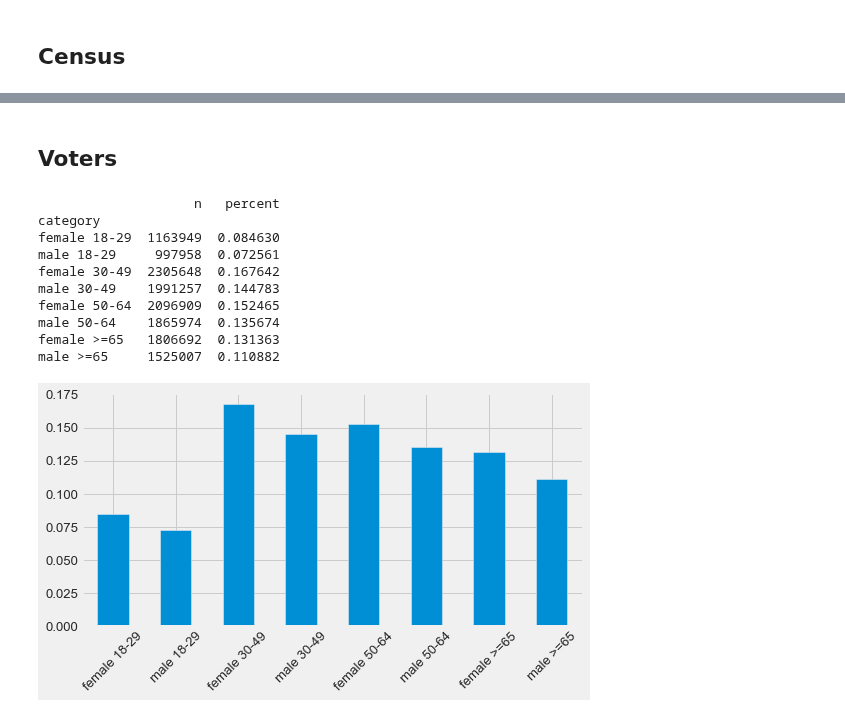
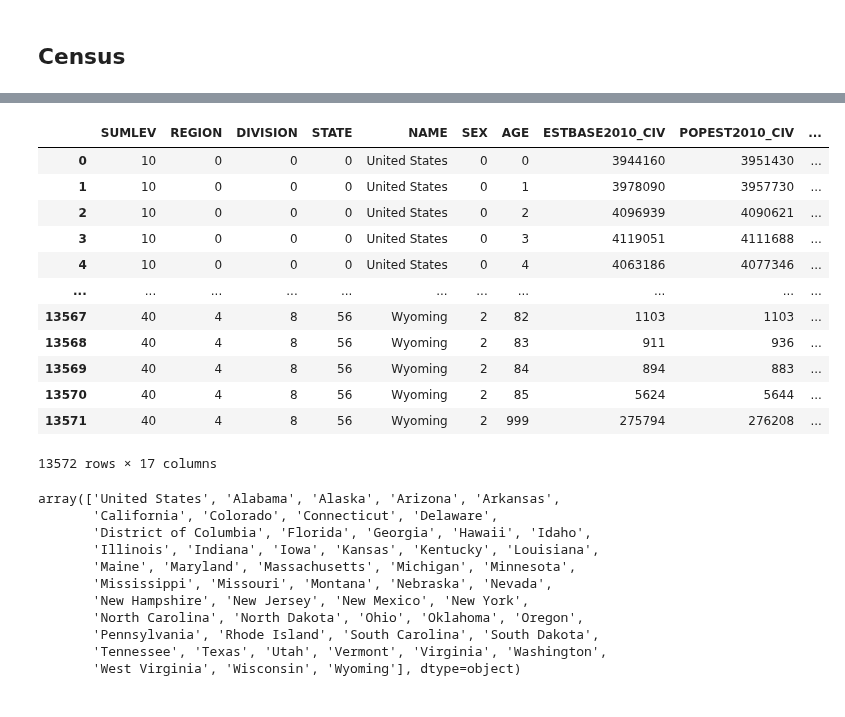
Before and after one commit to kayzhou/US_election, a Jupyter notebook: user_reweight_US.ipynb, the cells around one changed output, grey strips where cells are left out. Saved outputs shown, nothing was run; the diff lists cells and outputs as text; code cells hidden in the pictures.

```diff
--- a/user_reweight_US.ipynb
+++ b/user_reweight_US.ipynb
@@ -134,36 +118,31 @@ male >=65     21210  0.086640
-# %% [markdown]
-## Voters
-# %%
-cen = {
-    "category": ["female 18-29", "male 18-29",
-                 "female 30-49", "male 30-49",
-                 "female 50-64", "male 50-64",
-                 "female >=65", "male >=65", ],
-    "n": [
-          1163949, 997958,
-          2305648, 1991257,
-          2096909, 1865974,
-          1806692, 1525007
-        ]
-}
-cen = pd.DataFrame(cen).set_index("category")
-cen["percent"] = cen / cen.sum()
-print(cen)
-plt.figure(figsize=(8, 4))
-cen["percent"].plot.bar()
-plt.xticks(rotation=45)
-plt.xlabel("")
-plt.savefig("web/static/us_voter_population.png", dpi=300, bbox_inches = 'tight')
-# plt.title("Distribution of population from Census")
-# %% [output]
-                    n   percent
-category
-female 18-29  1163949  0.084630
-male 18-29     997958  0.072561
-female 30-49  2305648  0.167642
-male 30-49    1991257  0.144783
-female 50-64  2096909  0.152465
-male 50-64    1865974  0.135674
-female >=65   1806692  0.131363
-male >=65     1525007  0.110882
-[figure, removed]
+# %%
+data = pd.read_csv("data/US_age_sex.csv")
+data
+# %% [output]
+|  | SUMLEV | REGION | DIVISION | STATE | NAME | SEX | AGE | ESTBASE2010_CIV | POPEST2010_CIV | ... |
+| 0 | 10 | 0 | 0 | 0 | United States | 0 | 0 | 3944160 | 3951430 | ... |
+| 1 | 10 | 0 | 0 | 0 | United States | 0 | 1 | 3978090 | 3957730 | ... |
+| 2 | 10 | 0 | 0 | 0 | United States | 0 | 2 | 4096939 | 4090621 | ... |
+| 3 | 10 | 0 | 0 | 0 | United States | 0 | 3 | 4119051 | 4111688 | ... |
+| 4 | 10 | 0 | 0 | 0 | United States | 0 | 4 | 4063186 | 4077346 | ... |
+| ... | ... | ... | ... | ... | ... | ... | ... | ... | ... | ... |
+| 13567 | 40 | 4 | 8 | 56 | Wyoming | 2 | 82 | 1103 | 1103 | ... |
+| 13568 | 40 | 4 | 8 | 56 | Wyoming | 2 | 83 | 911 | 936 | ... |
+| 13569 | 40 | 4 | 8 | 56 | Wyoming | 2 | 84 | 894 | 883 | ... |
+| 13570 | 40 | 4 | 8 | 56 | Wyoming | 2 | 85 | 5624 | 5644 | ... |
+| 13571 | 40 | 4 | 8 | 56 | Wyoming | 2 | 999 | 275794 | 276208 | ... |
+13572 rows × 17 columns
+# %%
+data.NAME.unique()
+# %% [output]
+array(['United States', 'Alabama', 'Alaska', 'Arizona', 'Arkansas',
+       'California', 'Colorado', 'Connecticut', 'Delaware',
+       'District of Columbia', 'Florida', 'Georgia', 'Hawaii', 'Idaho',
+       'Illinois', 'Indiana', 'Iowa', 'Kansas', 'Kentucky', 'Louisiana',
+       'Maine', 'Maryland', 'Massachusetts', 'Michigan', 'Minnesota',
+       'Mississippi', 'Missouri', 'Montana', 'Nebraska', 'Nevada',
+       'New Hampshire', 'New Jersey', 'New Mexico', 'New York',
+       'North Carolina', 'North Dakota', 'Ohio', 'Oklahoma', 'Oregon',
+       'Pennsylvania', 'Rhode Island', 'South Carolina', 'South Dakota',
+       'Tennessee', 'Texas', 'Utah', 'Vermont', 'Virginia', 'Washington',
+       'West Virginia', 'Wisconsin', 'Wyoming'], dtype=object)
```
Also changed, not shown: parts of 52 cells of this notebook, 9 other files.
